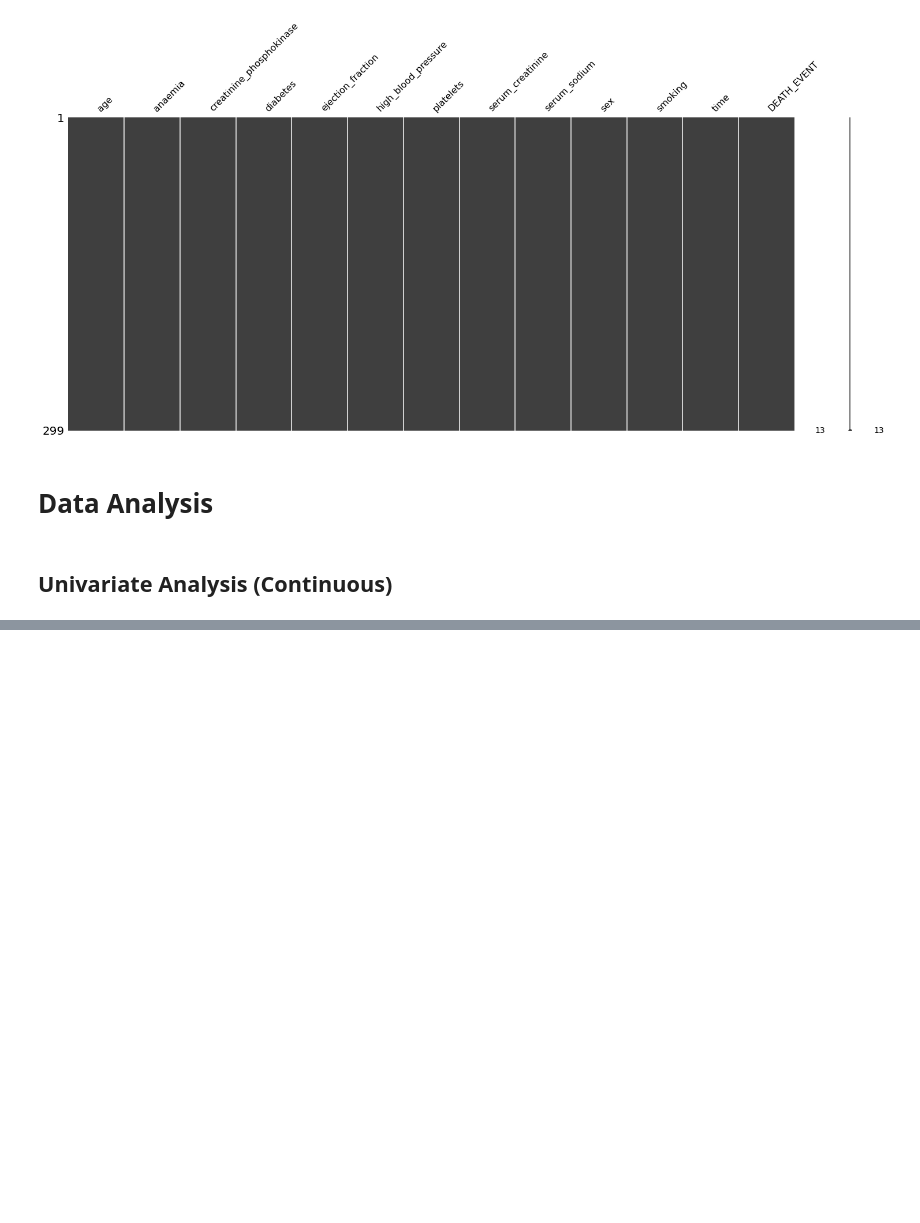
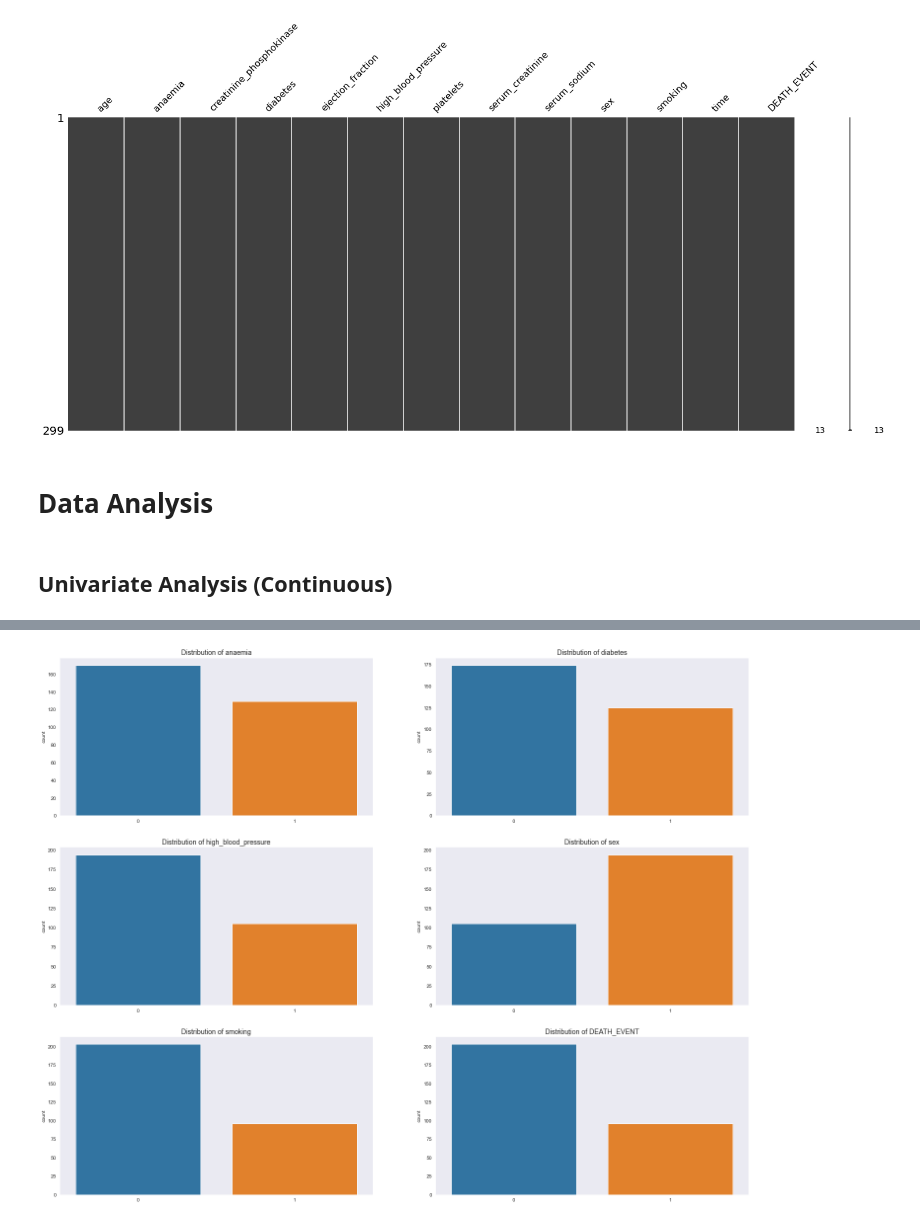
Before and after one commit to pmmc92/Heart_Failure, a Jupyter notebook: mf.ipynb, the cells around one changed output, grey strips where cells are left out. Drawn from its saved outputs; the diff is of its cells as text; code cells hidden in the pictures; blank space fills up the shorter version.

```diff
--- a/mf.ipynb
+++ b/mf.ipynb
@@ -116,0 +104,2 @@ Name: creatinine_phosphokinase, Length: 299, dtype: int64
+# %%
+discrete = df[["anaemia", "diabetes","high_blood_pressure","sex","smoking","DEATH_EVENT"]]
@@ -116,0 +115,10 @@ Name: creatinine_phosphokinase, Length: 299, dtype: int64
+# %%
+fig2 = plt.figure(figsize = (25,20))
+sns.set_style("dark")
+for i in range(len(discrete.columns)):
+    plt.subplot(3,2,i+1)
+    sns.countplot(discrete.iloc[:,i])
+    plt.title("Distribution of {}".format(discrete.iloc[:,i].name), size = 14)
+    plt.xlabel("")
+# %% [output]
+[figure, added]
```
Also changed, not shown: parts of 11 cells of this notebook.
